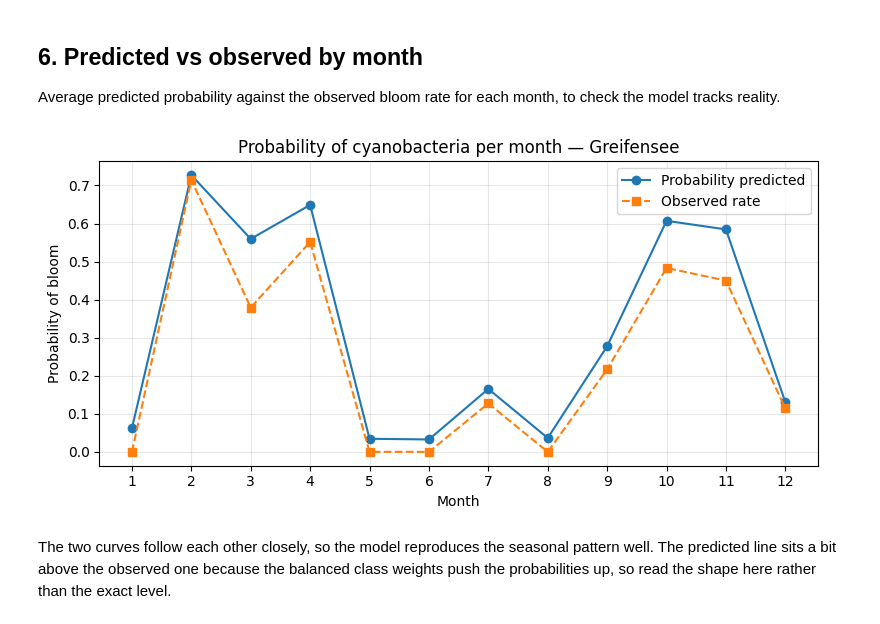
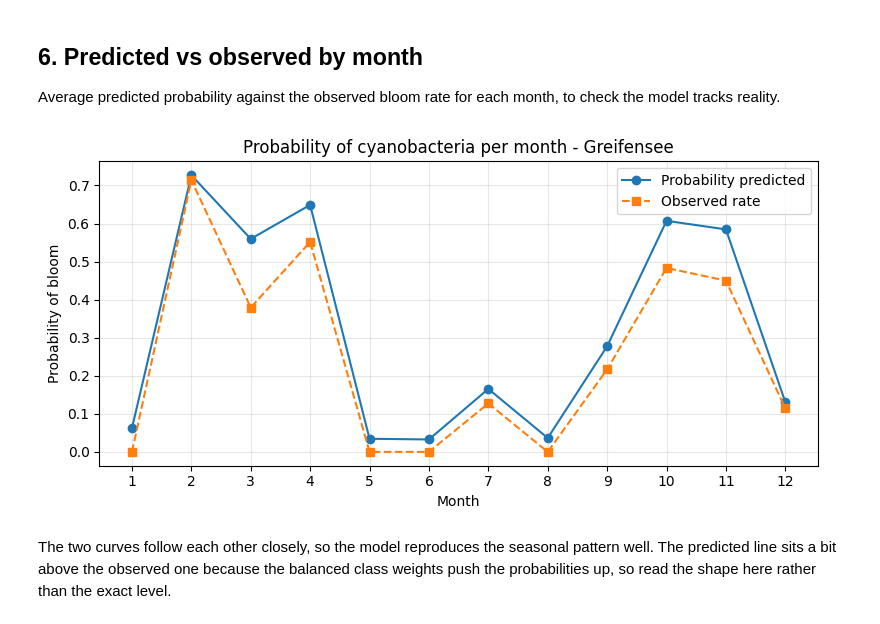
Before and after one commit to segurad308-jpg/cyne-model-prediction, a Jupyter notebook: notebooks/greifensee_analysis.ipynb, the cells around one changed output. Cells and saved outputs as stored; diff of their text form; code cells hidden in the pictures.

```diff
--- a/notebooks/greifensee_analysis.ipynb
+++ b/notebooks/greifensee_analysis.ipynb
@@ -166,23 +166,23 @@ Average predicted probability against the observed bloom rate for each month, to
 # %%
 df["proba_pred"] = cross_val_predict(clf, X, y, cv=cv, method="predict_proba")[:, 1]
 
 grp = df.groupby(df["date"].dt.month)
 proba_mois = grp["proba_pred"].mean()
 taux_obs = grp["target"].mean()
 
 plt.figure(figsize=(8, 4))
 plt.plot(proba_mois.index, proba_mois.values, marker="o", label="Probability predicted")
 plt.plot(taux_obs.index,   taux_obs.values,   marker="s", ls="--", label="Observed rate")
 plt.xlabel("Month")
 plt.ylabel("Probability of bloom")
-plt.title("Probability of cyanobacteria per month — Greifensee")
+plt.title("Probability of cyanobacteria per month - Greifensee")
 plt.xticks(range(1, 13))
 plt.legend()
 plt.grid(alpha=0.3)
 plt.tight_layout()
 plt.savefig("../reports/figures/actual_vs_predicted.svg")
 plt.show()
 # %% [output]
-[figure, old version]
+[figure, new version]
 # %% [markdown]
 The two curves follow each other closely, so the model reproduces the seasonal pattern well. The predicted line sits a bit above the observed one because the balanced class weights push the probabilities up, so read the shape here rather than the exact level.
```
Also changed, not shown: parts of 2 cells of this notebook, 5 other files.
